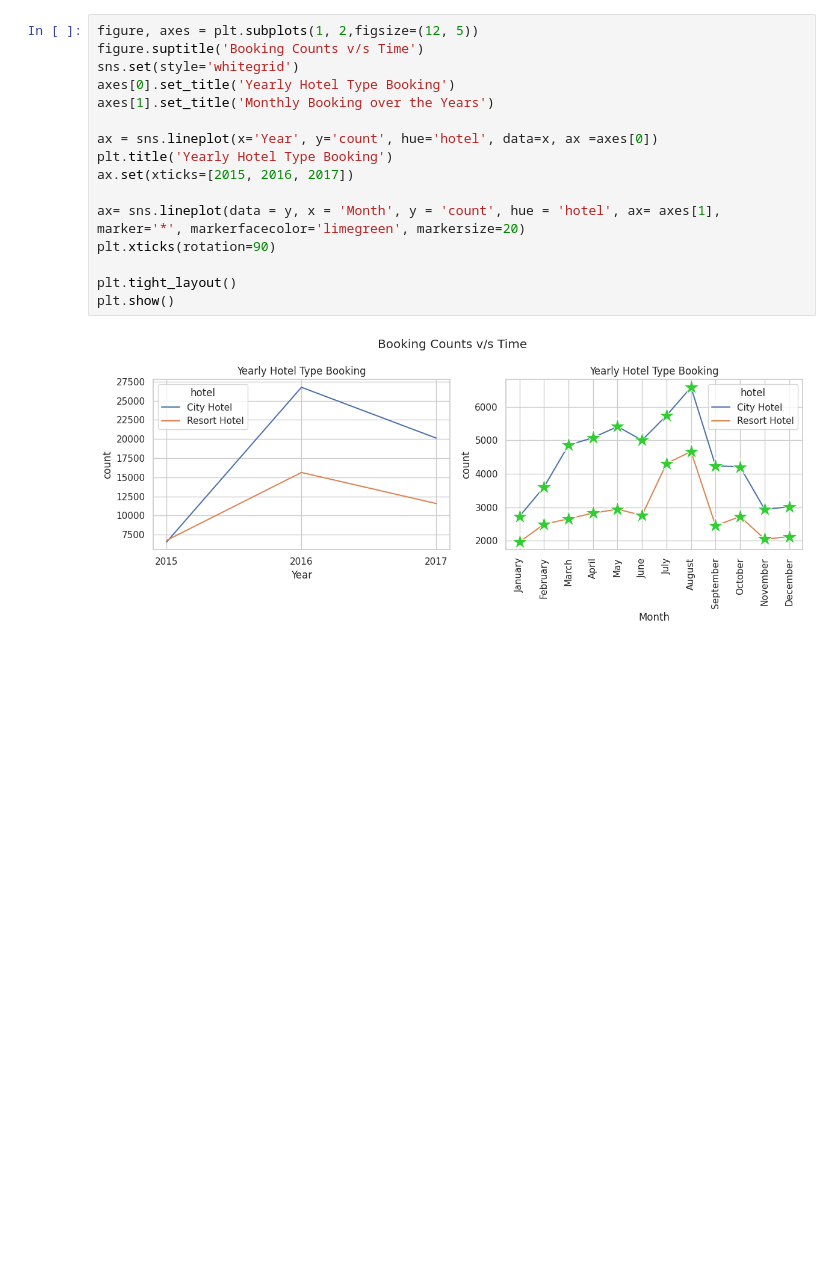
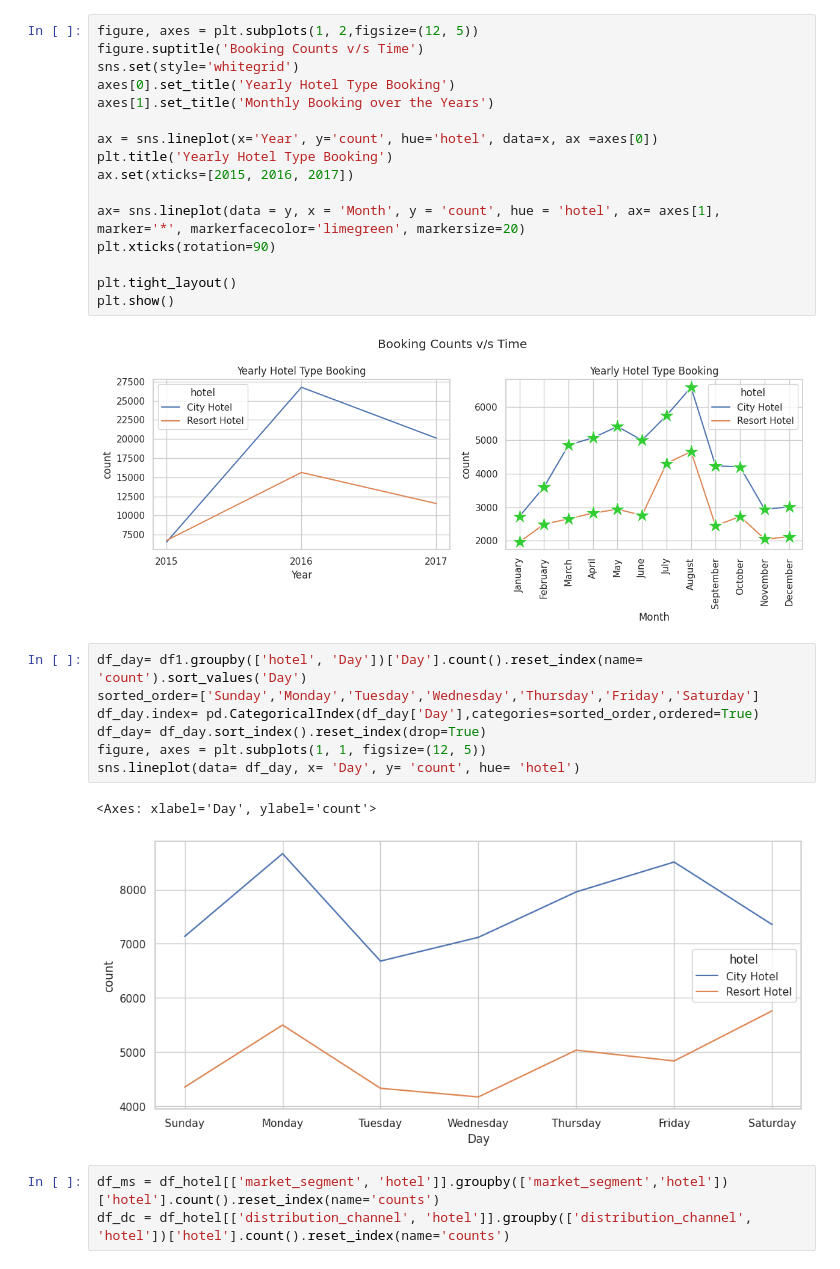
Before and after one commit to jamal-faisal/EDA_Hotel, a Jupyter notebook: EDA_Hotel_Booking.ipynb, the cells around one changed output. Drawn from its saved outputs; the diff is of its cells as text; blank space fills up the shorter version.

```diff
--- a/EDA_Hotel_Booking.ipynb
+++ b/EDA_Hotel_Booking.ipynb
@@ -375,3 +375,16 @@ plt.tight_layout()
 plt.show()
 # %% [output]
 [figure]
+# %%
+df_day= df1.groupby(['hotel', 'Day'])['Day'].count().reset_index(name= 'count').sort_values('Day')
+sorted_order=['Sunday','Monday','Tuesday','Wednesday','Thursday','Friday','Saturday']
+df_day.index= pd.CategoricalIndex(df_day['Day'],categories=sorted_order,ordered=True)
+df_day= df_day.sort_index().reset_index(drop=True)
+figure, axes = plt.subplots(1, 1, figsize=(12, 5))
+sns.lineplot(data= df_day, x= 'Day', y= 'count', hue= 'hotel')
+# %% [output]
+<Axes: xlabel='Day', ylabel='count'>
+[figure, added]
+# %%
+df_ms = df_hotel[['market_segment', 'hotel']].groupby(['market_segment','hotel'])['hotel'].count().reset_index(name='counts')
+df_dc = df_hotel[['distribution_channel', 'hotel']].groupby(['distribution_channel', 'hotel'])['hotel'].count().reset_index(name='counts')
```
Also changed, not shown: parts of 23 cells of this notebook.
